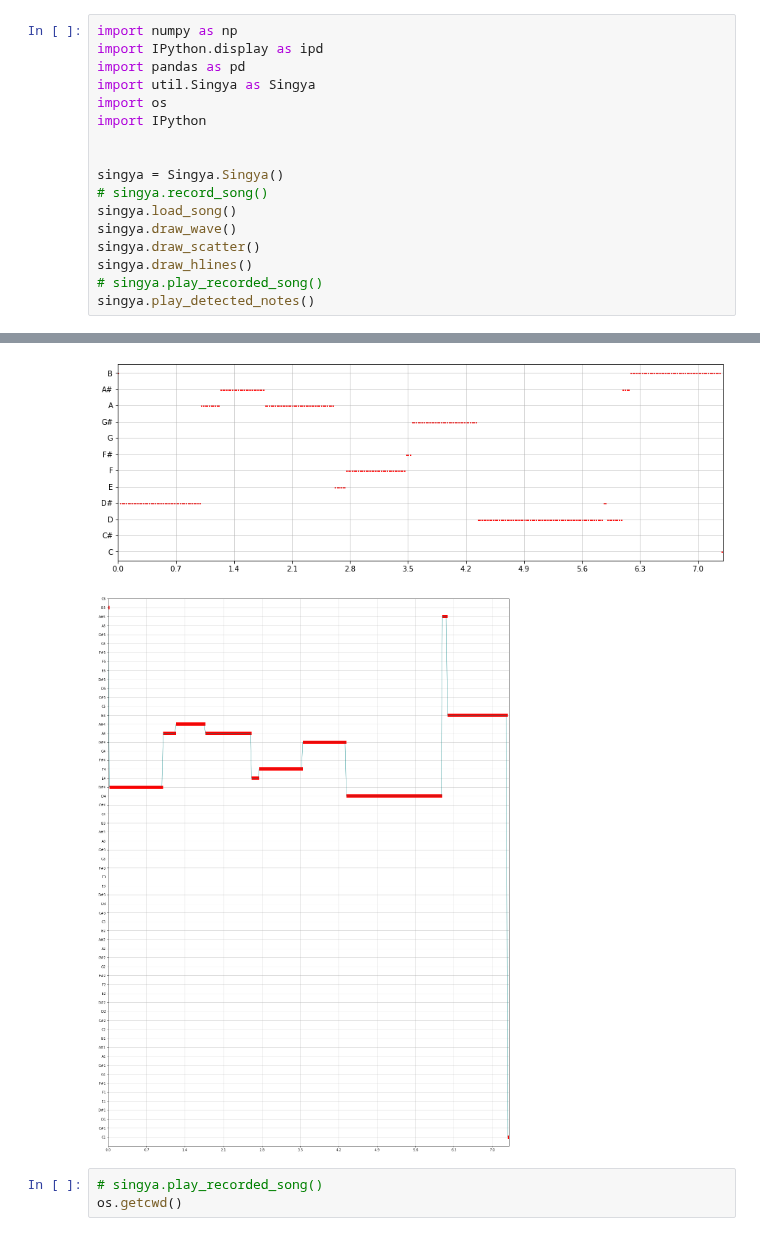
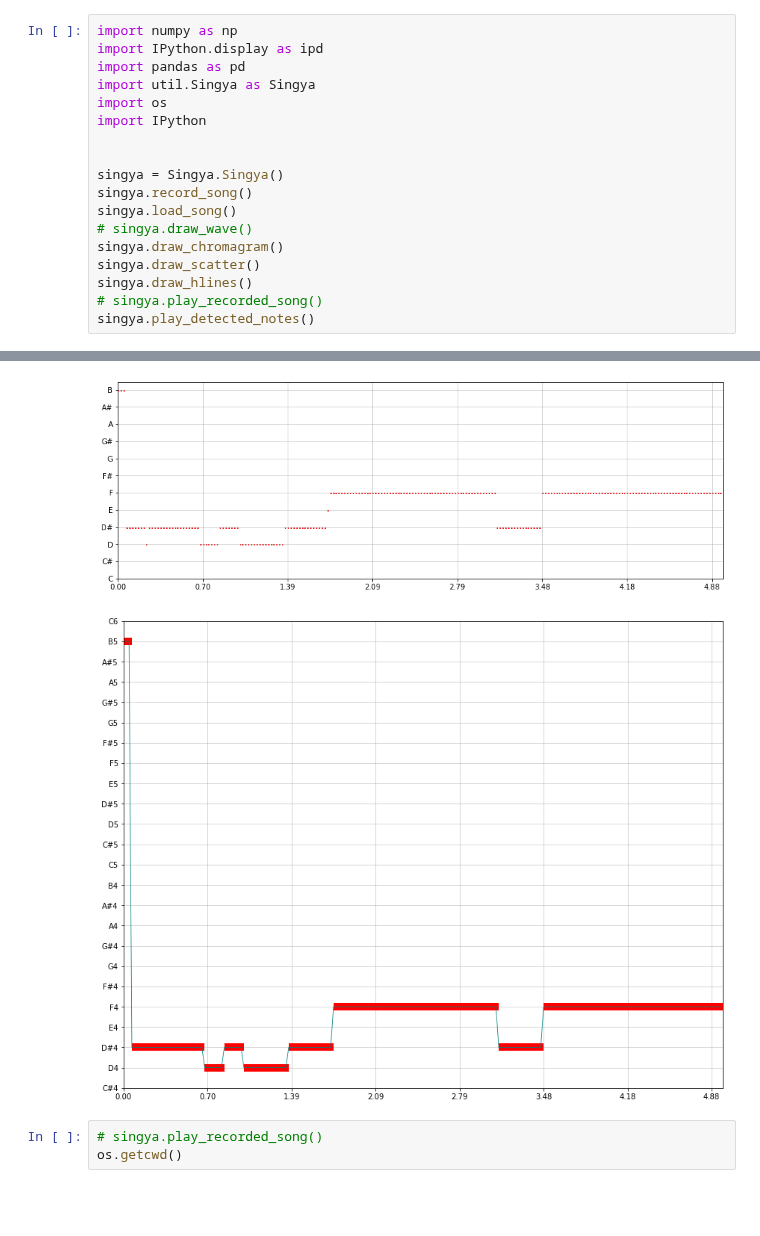
Before and after one commit to yanzhoupan/singya, a Jupyter notebook: singya.ipynb, the cells around one changed output, grey strips where cells are left out. Drawn from its saved outputs; the diff is of its cells as text; blank space fills up the shorter version.

```diff
--- a/singya.ipynb
+++ b/singya.ipynb
@@ -8,9 +8,10 @@ import IPython
 
 
 singya = Singya.Singya()
-# singya.record_song()
+singya.record_song()
 singya.load_song()
-singya.draw_wave()
+# singya.draw_wave()
+singya.draw_chromagram()
 singya.draw_scatter()
 singya.draw_hlines()
 # singya.play_recorded_song()
@@ -39,5 +44,5 @@ y_coord (note with octvave):  84 ['C1', 'C#1', 'D1', 'D#1', 'E1', 'F1', 'F#1', '
-[figure, old version]
+[figure, new version]
-[figure, old version]
+[figure, new version]
 # %%
 # singya.play_recorded_song()
 os.getcwd()
```
Also changed, not shown: parts of 1 cell of this notebook, 4 other files.
